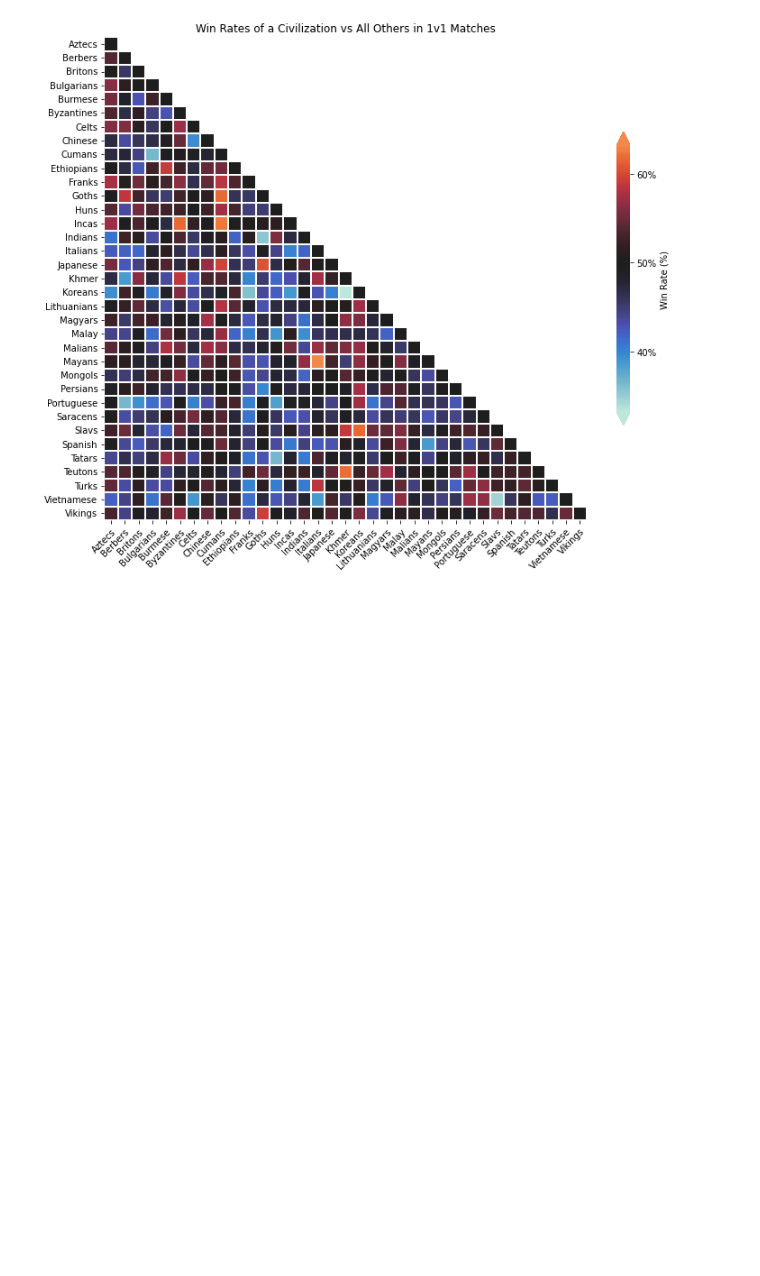
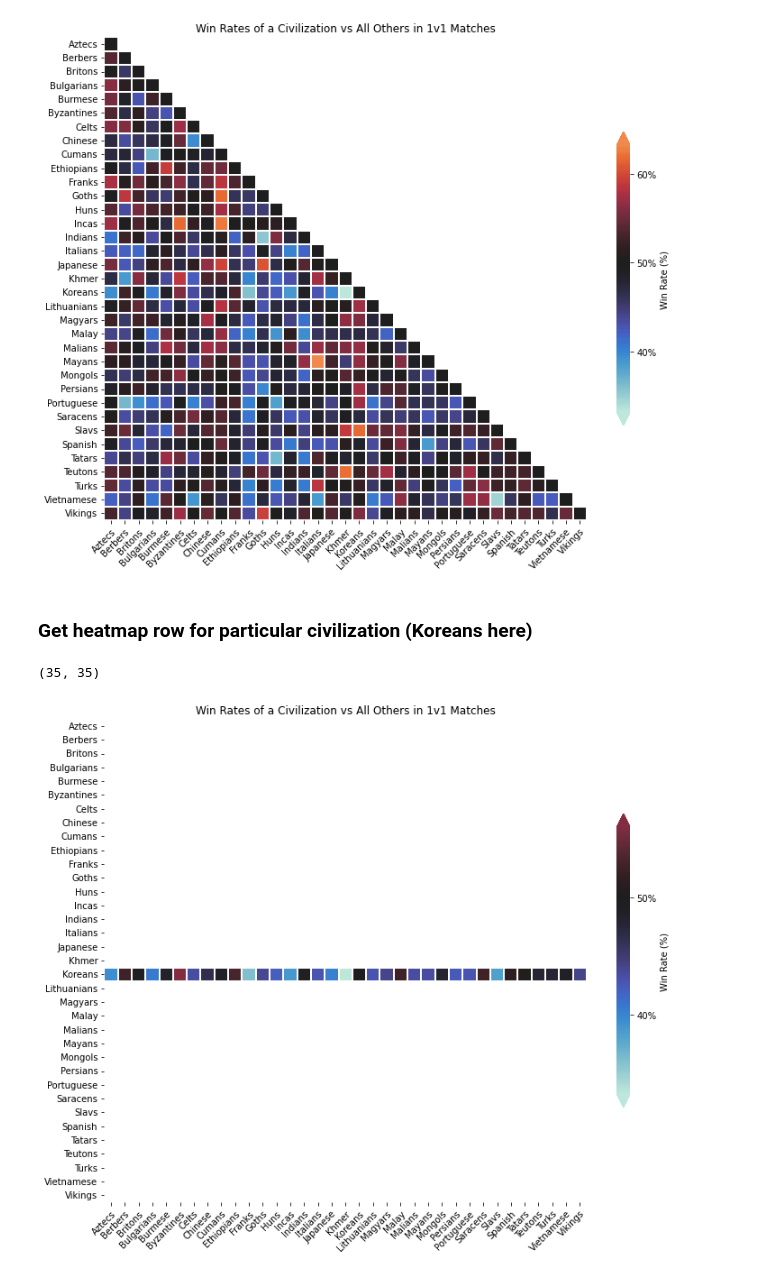
Before and after one commit to rishigoutam/aoe2, a Jupyter notebook: src/analysis/aoe2de_analysis.ipynb, the cells around one changed output. Drawn from its saved outputs; the diff is of its cells as text; code cells hidden in the pictures; blank space fills up the shorter version.

Commit message:
Get Korean win rates vs all other civs

```diff
--- a/src/analysis/aoe2de_analysis.ipynb
+++ b/src/analysis/aoe2de_analysis.ipynb
@@ -380,3 +380,25 @@ plt.savefig(f'{out_dir}civ-vs-civ-all.png', bbox_inches='tight')
 plt.show()
 # %% [output]
 [figure]
+# %% [markdown]
+### Get heatmap row for particular civilization (Koreans here)
+# %%
+civ_index = 18 # Koreans
+civ_mask = np.ones((num_civs, num_civs))
+civ_mask[18] = np.zeros((1, num_civs))
+civ_mask.shape
+# %% [output]
+(35, 35)
+# %%
+plt.figure(figsize=(12,12))
+plt.title('Win Rates of a Civilization vs All Others in 1v1 Matches')
+koreans_heatmap = sns.heatmap(percents,
+                      linewidths=2, # cmap=sns.color_palette("vlag", as_cmap=True),
+                      center=50, xticklabels=civs, yticklabels=civs,
+                      square=True, mask=civ_mask,
+                      cbar_kws=dict(label='Win Rate (%)', shrink=.5, extend='both', ticks=[40,50,60,70], format=PercentFormatter(decimals=0)))
+koreans_heatmap.set_xticklabels(civs, rotation=45, ha='right', rotation_mode='anchor')
+plt.savefig(f'{out_dir}civ-vs-civ-koreans.png', bbox_inches='tight')
+plt.show()
+# %% [output]
+[figure, added]
```
